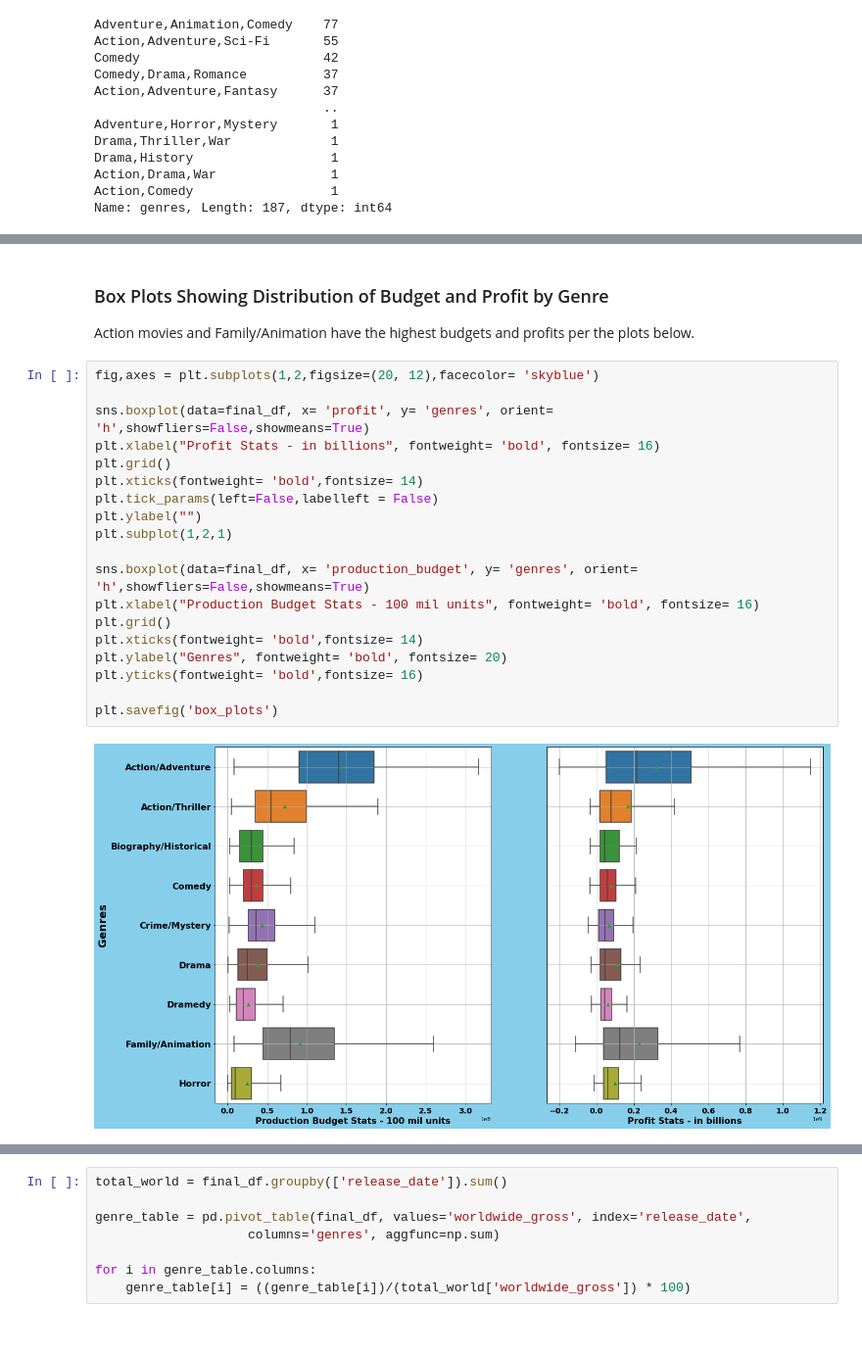
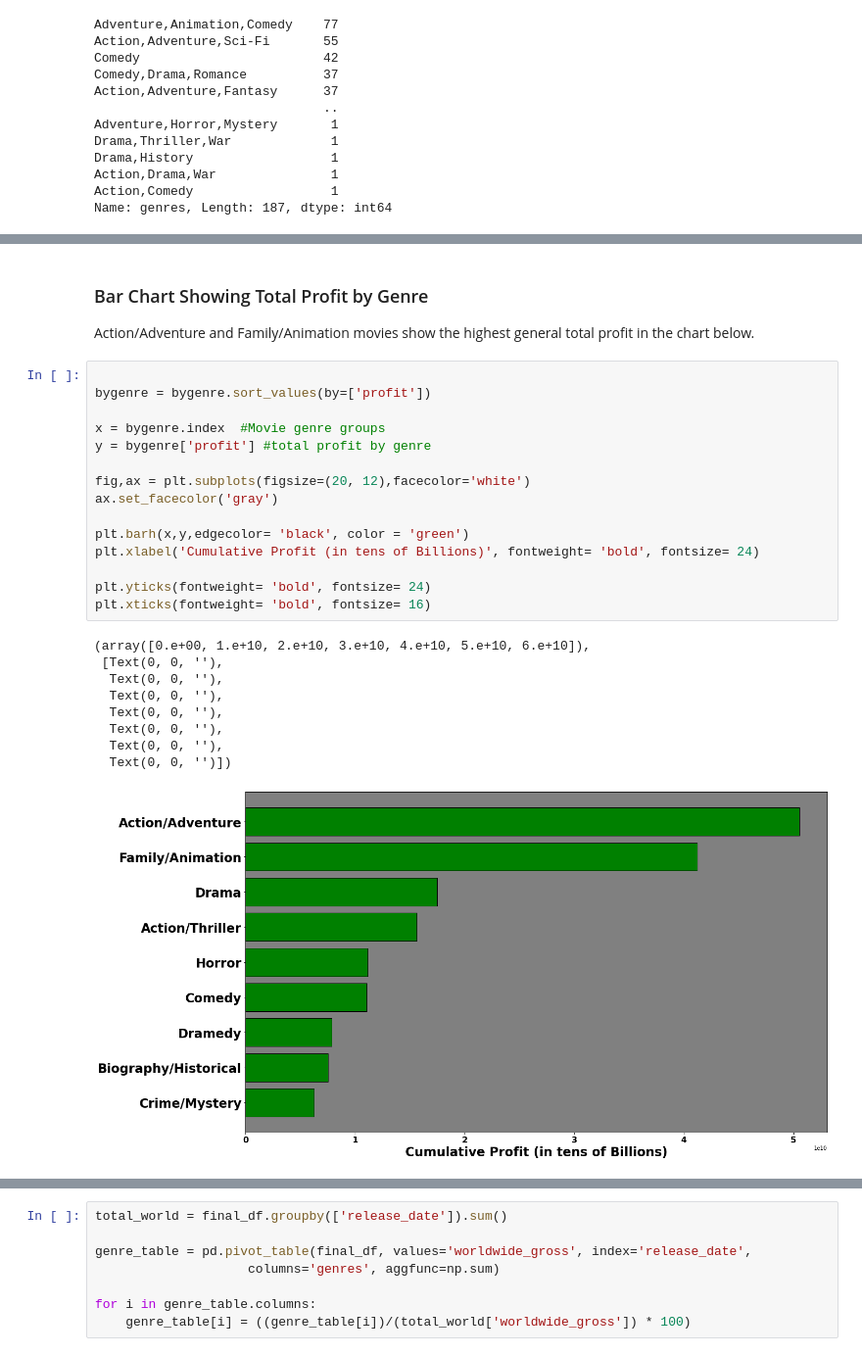
Before and after one commit to manotee/dsc-phase-1-project-v2-4, a Jupyter notebook: student.ipynb, the cells around one changed output, grey strips where cells are left out. Shown: that part at 98% size. Cells and saved outputs as stored; diff of their text form.

```diff
--- a/student.ipynb
+++ b/student.ipynb
@@ -269,27 +302,31 @@ plt.savefig('tot_percentage')
 # %% [markdown]
-### Box Plots Showing Distribution of Budget and Profit by Genre
+### Bar Chart Showing Total Profit by Genre
 
-Action movies and Family/Animation have the highest budgets and profits per the plots below.
+Action/Adventure and Family/Animation movies show the highest general total profit in the chart below.
-# %%
-fig,axes = plt.subplots(1,2,figsize=(20, 12),facecolor= 'skyblue')
-
-sns.boxplot(data=final_df, x= 'profit', y= 'genres', orient= 'h',showfliers=False,showmeans=True)
-plt.xlabel("Profit Stats - in billions", fontweight= 'bold', fontsize= 16)
-plt.grid()
-plt.xticks(fontweight= 'bold',fontsize= 14)
-plt.tick_params(left=False,labelleft = False)
-plt.ylabel("")
-plt.subplot(1,2,1)
-
-sns.boxplot(data=final_df, x= 'production_budget', y= 'genres', orient= 'h',showfliers=False,showmeans=True)
-plt.xlabel("Production Budget Stats - 100 mil units", fontweight= 'bold', fontsize= 16)
-plt.grid()
-plt.xticks(fontweight= 'bold',fontsize= 14)
-plt.ylabel("Genres", fontweight= 'bold', fontsize= 20)
-plt.yticks(fontweight= 'bold',fontsize= 16)
-
-plt.savefig('box_plots')
-# %% [output]
-[figure, removed]
+# %%
+
+bygenre = bygenre.sort_values(by=['profit'])
+
+x = bygenre.index  #Movie genre groups
+y = bygenre['profit'] #total profit by genre
+
+fig,ax = plt.subplots(figsize=(20, 12),facecolor='white')
+ax.set_facecolor('gray')
+
+plt.barh(x,y,edgecolor= 'black', color = 'green')
+plt.xlabel('Cumulative Profit (in tens of Billions)', fontweight= 'bold', fontsize= 24)
+
+plt.yticks(fontweight= 'bold', fontsize= 24)
+plt.xticks(fontweight= 'bold', fontsize= 16)
+# %% [output]
+(array([0.e+00, 1.e+10, 2.e+10, 3.e+10, 4.e+10, 5.e+10, 6.e+10]),
+ [Text(0, 0, ''),
+  Text(0, 0, ''),
+  Text(0, 0, ''),
+  Text(0, 0, ''),
+  Text(0, 0, ''),
+  Text(0, 0, ''),
+  Text(0, 0, '')])
+[figure, added]
 # %% [markdown]
 ### Line Plots to Show Viewing Trends by Genre
```
Also changed, not shown: parts of 19 cells of this notebook, 10 other files.
